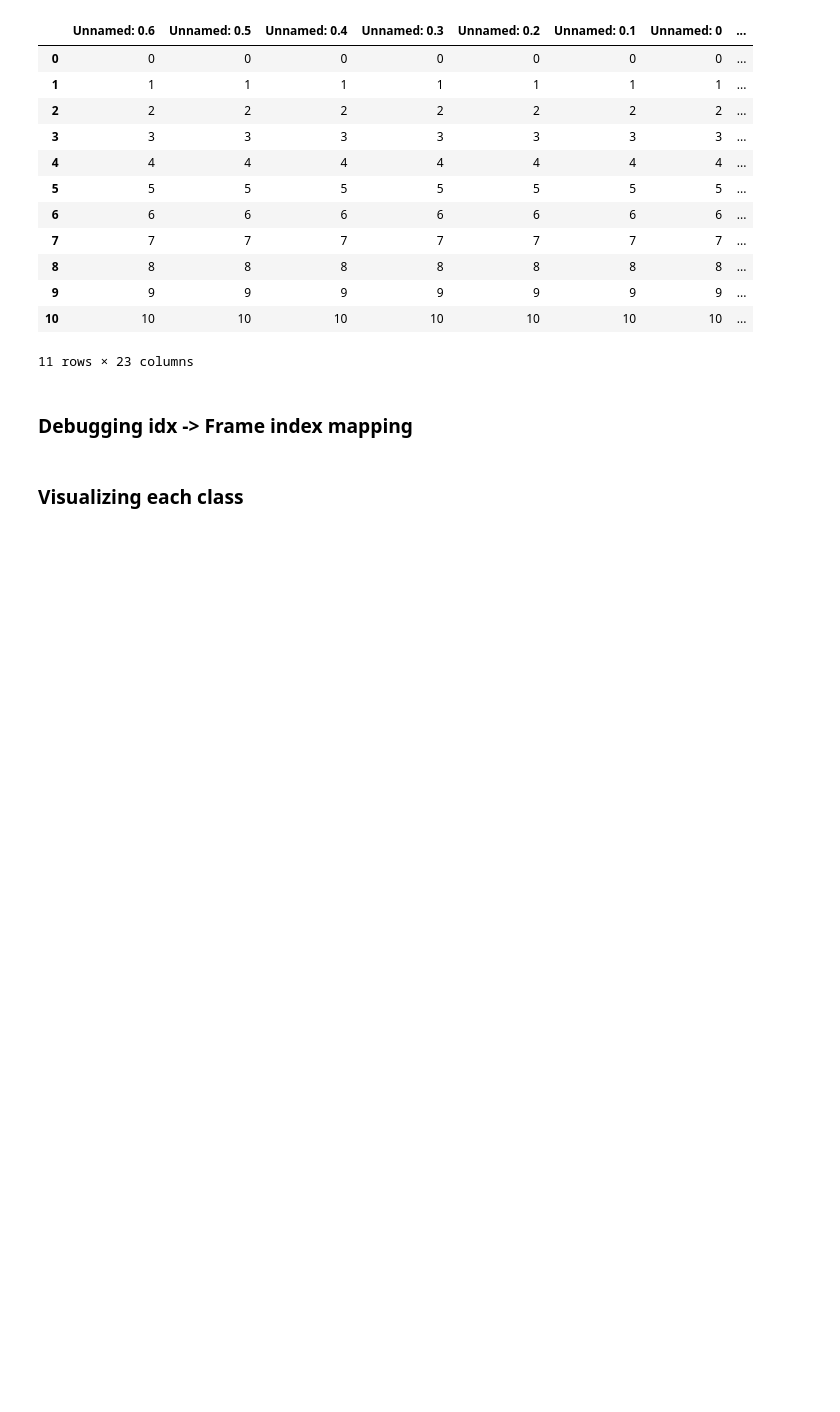
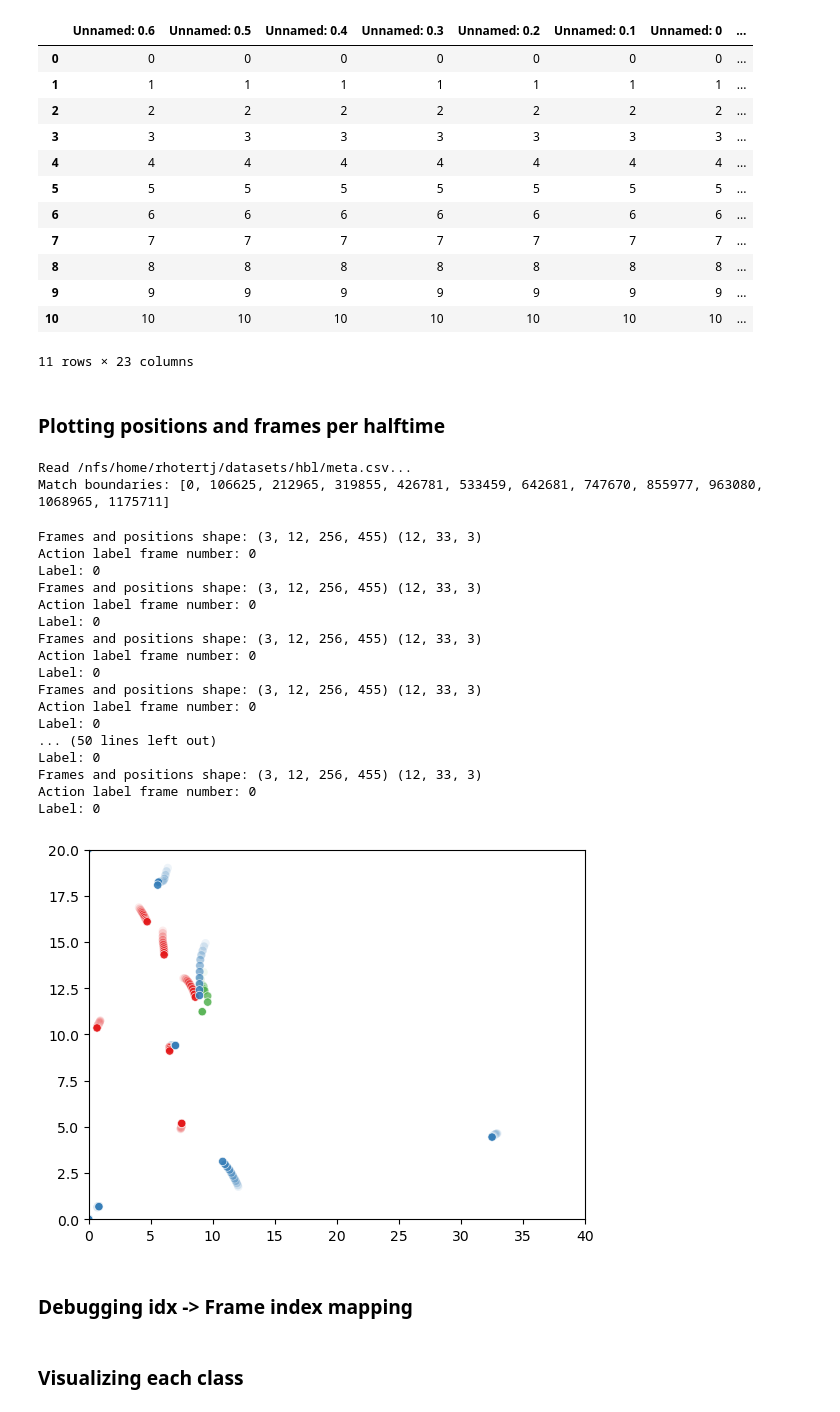
Before and after one commit to rhotertj/thesis, a Jupyter notebook: dataset/visualize.ipynb, the cells around one changed output. Drawn from its saved outputs; the diff is of its cells as text; code cells hidden in the pictures; blank space fills up the shorter version.

Commit message:
More plots per halftime

```diff
--- a/dataset/visualize.ipynb
+++ b/dataset/visualize.ipynb
@@ -137,6 +138,65 @@ df
 | 9 | 9 | 9 | 9 | 9 | 9 | 9 | 9 | ... |
 | 10 | 10 | 10 | 10 | 10 | 10 | 10 | 10 | ... |
 11 rows × 23 columns
+# %% [markdown]
+### Plotting positions and frames per halftime
+# %%
+sql = 12
+sr = 2
+dataset_img = HandballSyncedDataset(
+    meta_path="/nfs/home/rhotertj/datasets/hbl/meta.csv",
+    seq_len=sql,
+    sampling_rate=sr,
+    load_frames=True
+)
+# [(k, v) for (k,v) in dataset_img.event_dfs[0].head(20)["labels"].items()]
+# 12126 O0
+print("Match boundaries:", dataset_img.index_tracker)
+# %% [output]
+Read /nfs/home/rhotertj/datasets/hbl/meta.csv...
+Match boundaries: [0, 106625, 212965, 319855, 426781, 533459, 642681, 747670, 855977, 963080, 1068965, 1175711]
+# %%
+# match bounds [0, 106625, 212965, 319855, 426781, 533459, 642681, 747670, 855977, 963080, 1068965, 1175711]
+bounds = dataset_img.index_tracker
+
+for match, (lower, upper) in enumerate(zip(bounds, bounds[1:])):
+    diff = upper - lower
+    for idx in (lower + 0.1* diff, upper - 0.1 * diff):
+        idx = int(idx)
+        example = dataset_img.__getitem__(idx) #, frame_idx=idx, match_number=0)
+        # overwrite manually set position offset in meta df by passing:
+        # example = dataset_img.__getitem__(idx, positions_offset=1)
+
+        frames = np.transpose(example["frames"], (3, 0, 1, 2))
+        positions = example["positions"]
+
+        print("Frames and positions shape:", frames.shape, positions.shape)
+        print("Action label frame number:", example["label_offset"])
+        print("Label:", example["label"])
+        os.makedirs(f"../img/match_{match}", exist_ok=True)
+
+        array2gif(frames, f"../img/match_{match}/instance_{idx}_{sql}x{sr}.gif", fps=10)
+        fig = draw_trajectory(positions)
+        fig.savefig( f"../img/match_{match}/instance_{idx}_{sql}x{sr}.png")
+# %% [output]
+Frames and positions shape: (3, 12, 256, 455) (12, 33, 3)
+Action label frame number: 0
+Label: 0
+Frames and positions shape: (3, 12, 256, 455) (12, 33, 3)
+Action label frame number: 0
+Label: 0
+Frames and positions shape: (3, 12, 256, 455) (12, 33, 3)
+Action label frame number: 0
+Label: 0
+Frames and positions shape: (3, 12, 256, 455) (12, 33, 3)
+Action label frame number: 0
+Label: 0
+... (50 lines left out)
+Label: 0
+Frames and positions shape: (3, 12, 256, 455) (12, 33, 3)
+Action label frame number: 0
+Label: 0
+[figure, added]
 # %% [markdown]
 ### Debugging idx -> Frame index mapping
 # %%
```
Also changed, not shown: parts of 1 cell of this notebook, 1 other file.
